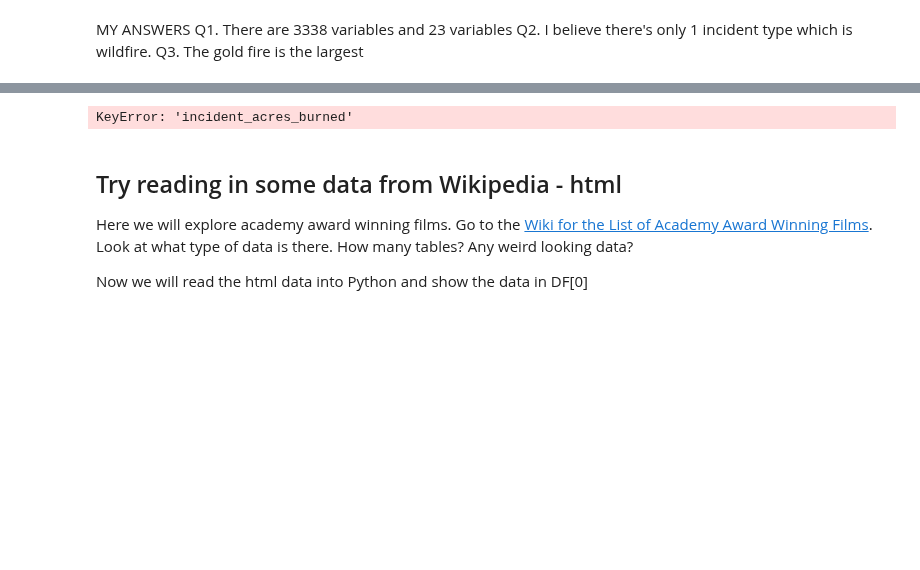
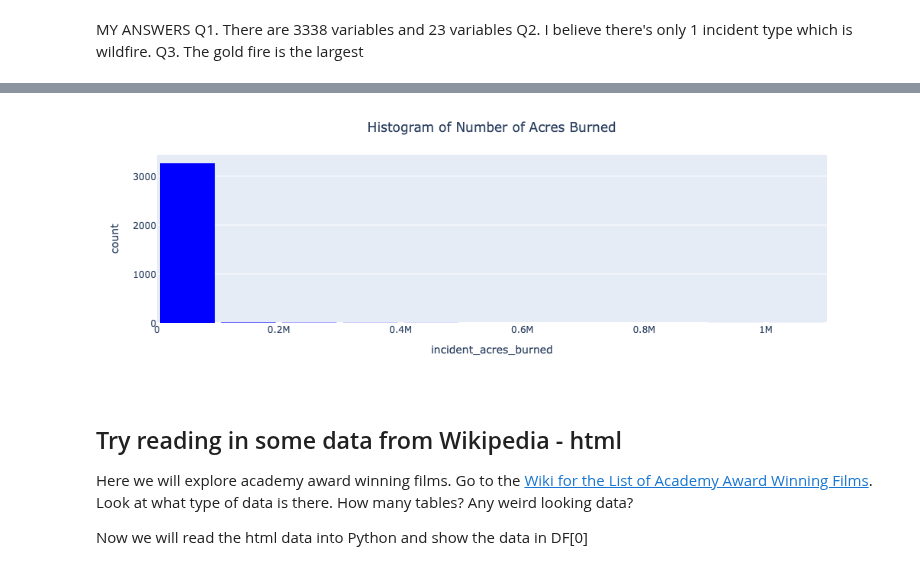
Before and after one commit to ehernandez0904/Data-101-Fall-2025, a Jupyter notebook: Day8/Day8-HW.ipynb, the cells around one changed output, grey strips where cells are left out. Cells and saved outputs as stored; diff of their text form; code cells hidden in the pictures; blank space fills up the shorter version.

```diff
--- a/Day8/Day8-HW.ipynb
+++ b/Day8/Day8-HW.ipynb
@@ -102,18 +101,18 @@ fig.show()
 # %%
 # Extra Code
 mask = DF_raw['incident_acres_burned']
 mask
 DF_raw.describe
-fig = px.histogram(DF,
-                   nbins=10,
+fig = px.histogram(DF_raw,
+                   nbins=20,
                    x='incident_acres_burned',
                    color_discrete_sequence=['blue'])
 fig.update_layout(bargap=0.1,
                   title='Histogram of Number of Acres Burned',
                   title_x=0.5)
 fig.show()
 # %% [output]
-KeyError: 'incident_acres_burned'
+[figure, added]
 # %% [markdown]
 ## Try reading in some data from Wikipedia - html
 
```
Also changed, not shown: parts of 9 cells of this notebook.
